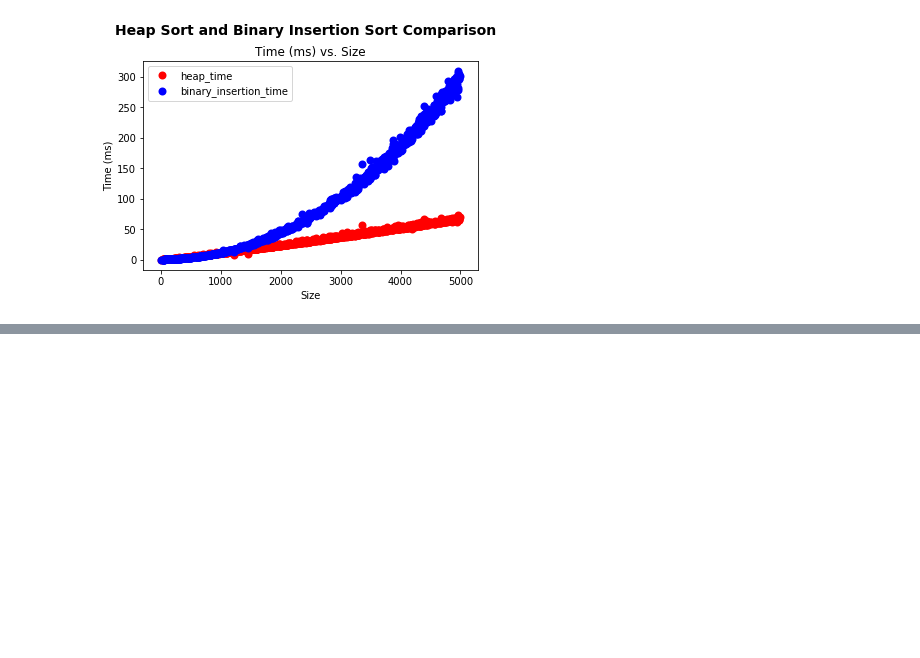
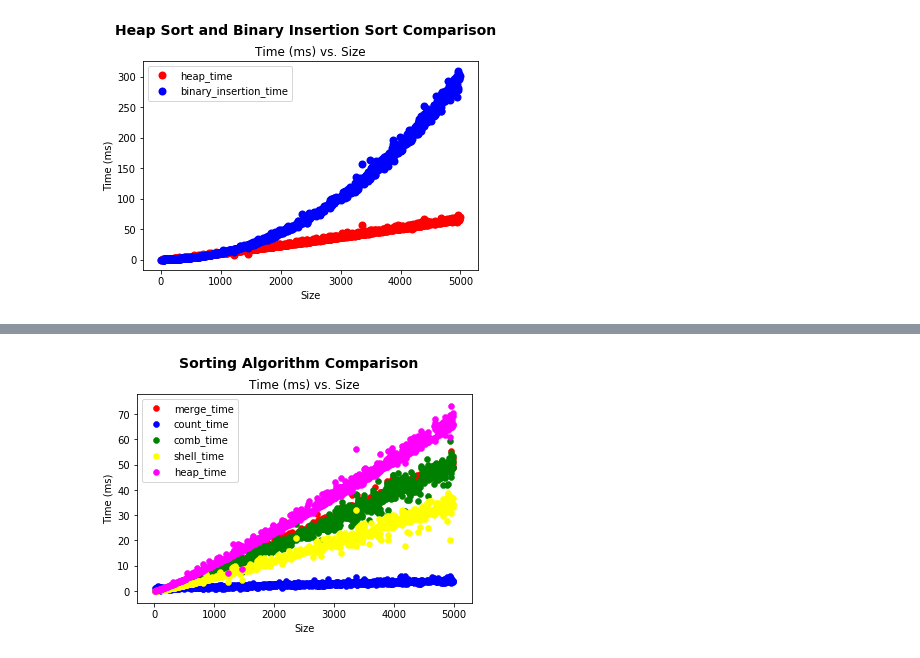
Before and after one commit to mwbrulhardt/sorting, a Jupyter notebook: notebooks/performance.ipynb, the cells around one changed output, grey strips where cells are left out. Cells and saved outputs as stored; diff of their text form; code cells hidden in the pictures; blank space fills up the shorter version.

Commit message:
Added some documentation and made some more plots.

```diff
--- a/notebooks/performance.ipynb
+++ b/notebooks/performance.ipynb
@@ -165,0 +212,29 @@ Binary Insertion Average: 98.22 ms
+# %%
+% matplotlib inline
+def make_scatter_plot(frame, x_axis: str, keys: list):
+    fig = plt.figure()
+    fig.suptitle('Sorting Algorithm Comparison', fontsize=14, fontweight='bold')
+
+    ax = fig.add_subplot(111)
+    fig.subplots_adjust(top=0.85)
+
+    ax.set_title('Time (ms) vs. Size')
+    ax.set_xlabel('Size')
+    ax.set_ylabel('Time (ms)')
+    # Create the plot
+    for key in keys:
+        plt.scatter(x_axis, key[0], data=frame, marker='o', color=key[1], linewidth=0.5)
+    plt.legend()
+    plt.savefig('../plots/sort_algorithm_comparison.png', index=False)
+
+frame = pd.read_csv('../data/results_data.csv')
+keys = [
+    ('merge_time', 'red'),
+    ('count_time', 'blue'),
+    ('comb_time', 'green'),
+    ('shell_time', 'yellow'),
+    ('heap_time', 'magenta')
+]
+make_scatter_plot(frame, 'size', keys)
+# %% [output]
+[figure, added]
```
Also changed, not shown: parts of 4 cells of this notebook, 5 other files.
